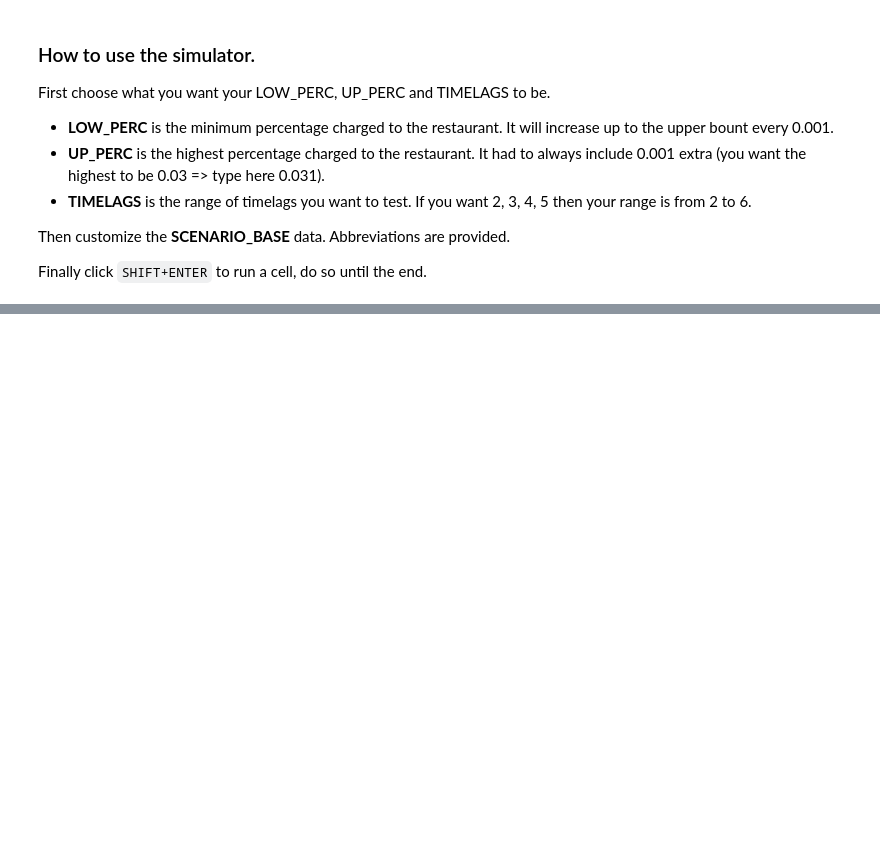
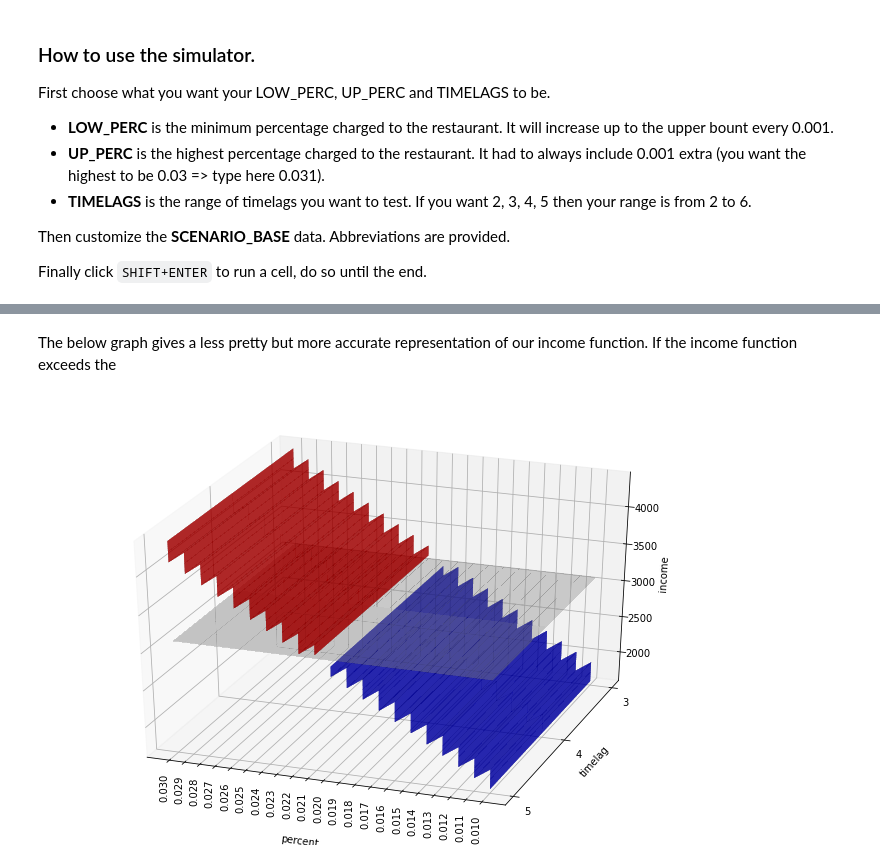
Before and after one commit to zeroimPACK/simulator, a Jupyter notebook: revenue_model.ipynb, the cells around one changed output, grey strips where cells are left out. Saved outputs shown, nothing was run; the diff lists cells and outputs as text; code cells hidden in the pictures; blank space fills up the shorter version.

```diff
--- a/revenue_model.ipynb
+++ b/revenue_model.ipynb
@@ -152,0 +169,44 @@ plt.show()
+# %% [markdown]
+The below graph gives a less pretty but more accurate representation of our income function. If the income function exceeds the
+# %%
+fig = plt.figure()
+ax = fig.add_subplot(111, projection='3d')
+
+x = np.array(df.percent_z)
+y = np.array(df.timelag)
+
+X, Y = np.meshgrid(x, y)
+
+# 2d income data
+zs = np.array([d['zi_income_yr'] for d in sims_dics] * len(x))
+Z = zs.reshape(X.shape)
+
+# 2d enxpenditure data
+ms = np.array([d['expend_non_zicont_yr'] for d in sims_dics] * len(x))
+M = ms.reshape(X.shape)
+
+
+surfA_bottom = ax.plot_surface(X, Y, np.where(Z<=M,Z, np.nan),
+                               rstride=1, cstride=1, color='b', alpha=0.04, linewidth=0)
+
+surfB = ax.plot_surface(X, Y, M, rstride=1, cstride=1, color='w', alpha=0.01, linewidth=1)
+
+surfA_top = ax.plot_surface(X, Y, np.where(Z>=M,Z, np.nan),
+                            rstride=1, cstride=1, color='r', alpha=0.04,linewidth=0)
+
+
+ax.set_xlabel('percent')
+ax.set_ylabel('timelag')
+ax.set_yticks(list(TIMELAGS))
+ax.set_zlabel('income')
+plt.xticks(percent_z_range, rotation='vertical')
+ax.xaxis.labelpad = 30
+
+ax.view_init(30, 110)
+F = plt.gcf()
+Size = F.get_size_inches()
+F.set_size_inches(Size[0]*2, Size[1]*2, forward=True) # Set forward to True to resize window along with plot in figure.
+
+plt.show()
+# %% [output]
+[figure, added]
```
Also changed, not shown: parts of 4 cells of this notebook.
